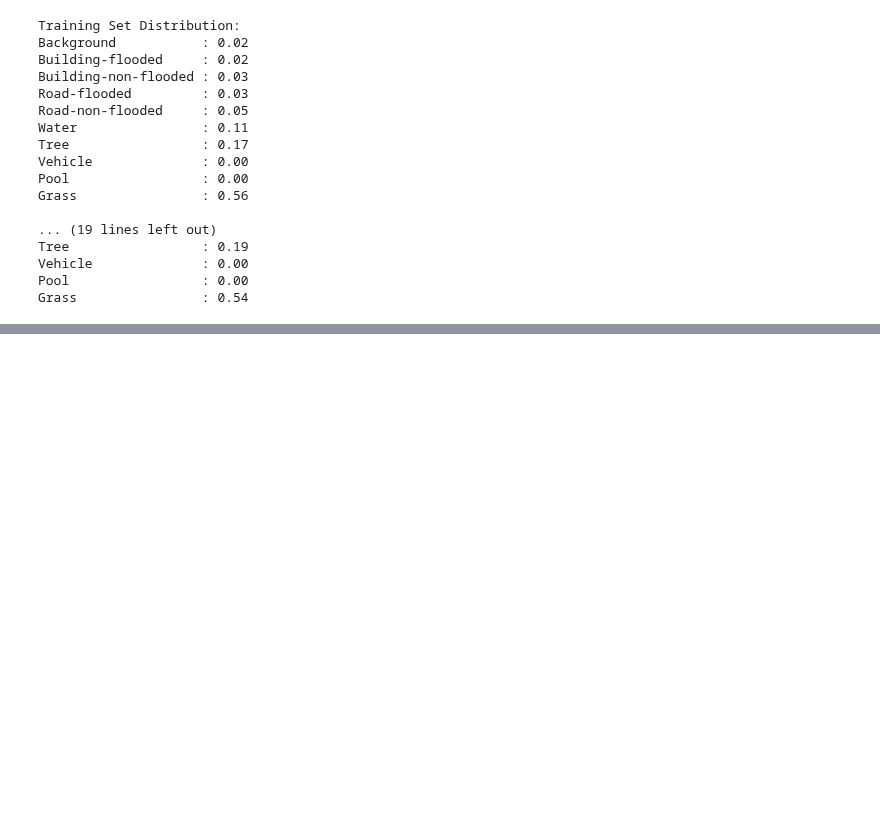
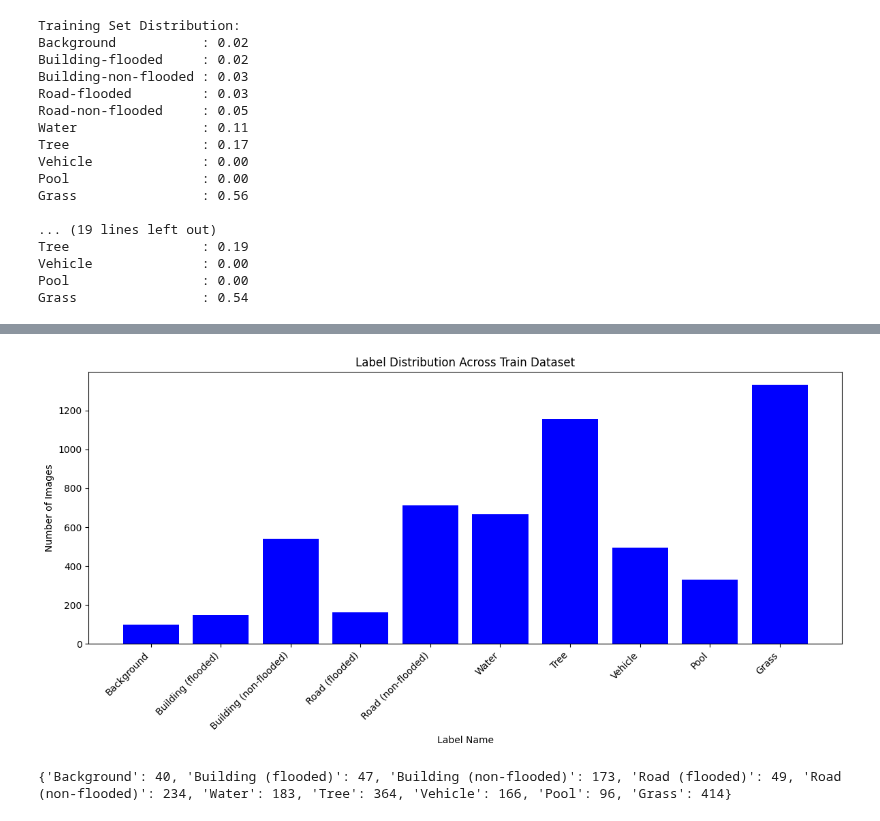
Before and after one commit to AbdulManaf12/Post-Flood-Disaster-Management, a Jupyter notebook: Segmentation/Segmentation-1/FloodNet_dataset_augmentation.ipynb, the cells around one changed output, grey strips where cells are left out. Drawn from its saved outputs; the diff is of its cells as text; code cells hidden in the pictures; blank space fills up the shorter version.

```diff
--- a/Segmentation/Segmentation-1/FloodNet_dataset_augmentation.ipynb
+++ b/Segmentation/Segmentation-1/FloodNet_dataset_augmentation.ipynb
@@ -275,0 +327,12 @@ plt.show()
+# %%
+# Plot the distribution of labels across the dataset
+plot_label_distribution(image_count_across_train_dataset, 'Label Distribution Across Train Dataset')
+# %% [output]
+[figure, added]
+# %%
+# Example usage
+subsets = ['test']
+image_count_across_test_dataset = calculate_label_image_count(data_dir, subsets)
+print(image_count_across_test_dataset)
+# %% [output]
+{'Background': 40, 'Building (flooded)': 47, 'Building (non-flooded)': 173, 'Road (flooded)': 49, 'Road (non-flooded)': 234, 'Water': 183, 'Tree': 364, 'Vehicle': 166, 'Pool': 96, 'Grass': 414}
```
Also changed, not shown: parts of 10 cells of this notebook, 5 other files.
